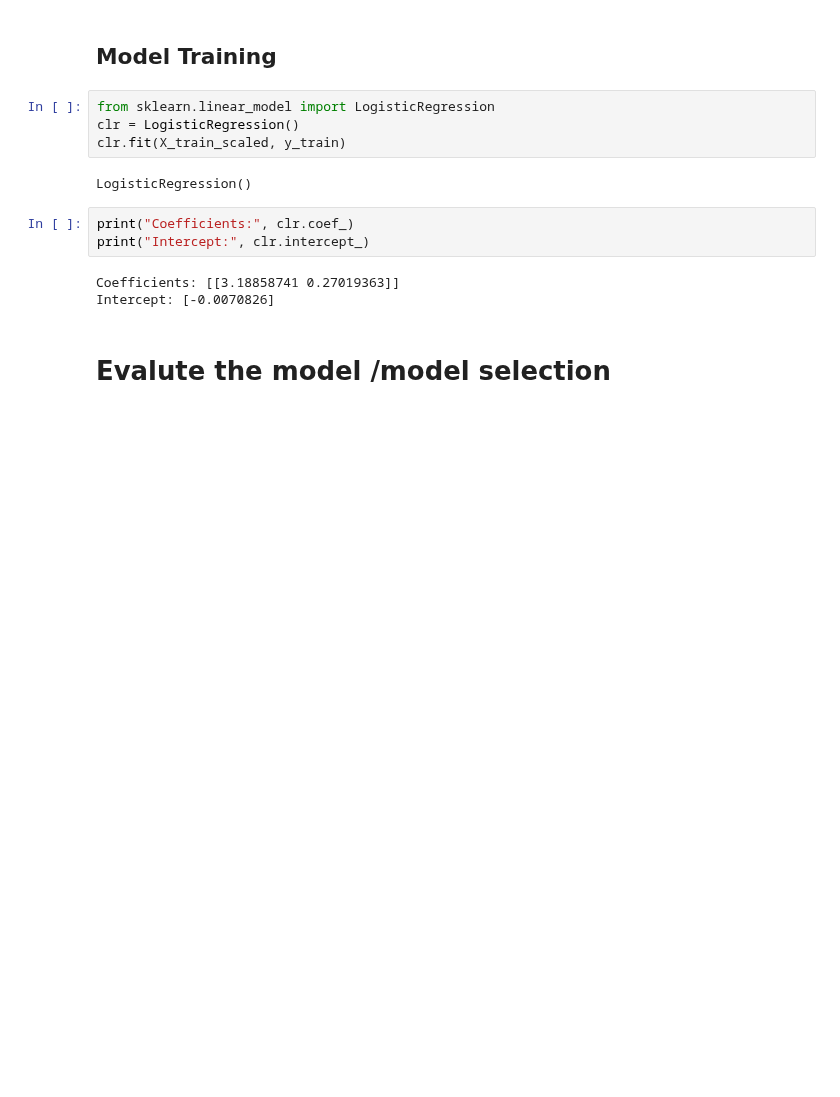
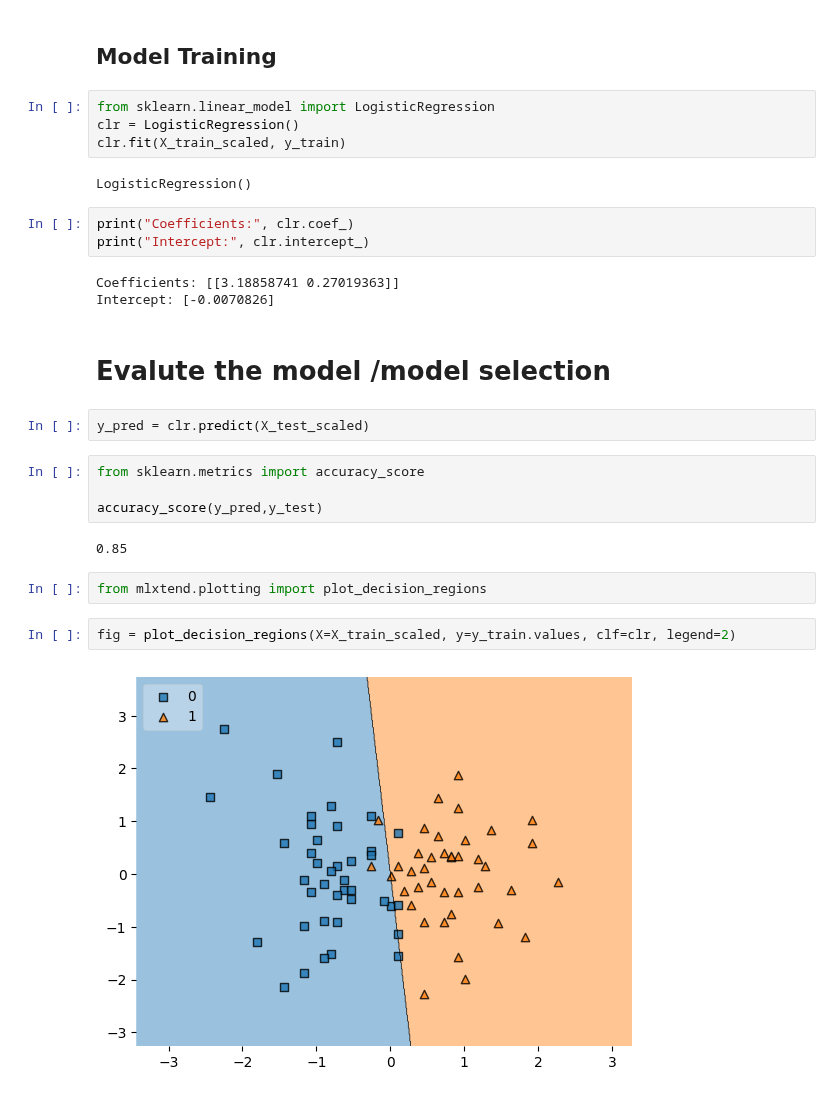
Before and after one commit to SohailKhanPAK/Logistic-Regression-Placement-Project, a Jupyter notebook: Logistic_Regression_Placement_Project .ipynb, the cells around one changed output. Cells and saved outputs as stored; diff of their text form; blank space fills up the shorter version.

Commit message:
model trained

```diff
--- a/Logistic_Regression_Placement_Project .ipynb
+++ b/Logistic_Regression_Placement_Project .ipynb
@@ -138,3 +142,17 @@ Coefficients: [[3.18858741 0.27019363]]
 Intercept: [-0.0070826]
 # %% [markdown]
 # Evalute the model /model selection
+# %%
+y_pred = clr.predict(X_test_scaled)
+# %%
+from sklearn.metrics import accuracy_score
+
+accuracy_score(y_pred,y_test)
+# %% [output]
+0.85
+# %%
+from mlxtend.plotting import plot_decision_regions
+# %%
+fig = plot_decision_regions(X=X_train_scaled, y=y_train.values, clf=clr, legend=2)
+# %% [output]
+[figure, added]
```
Also changed, not shown: parts of 4 cells of this notebook.
